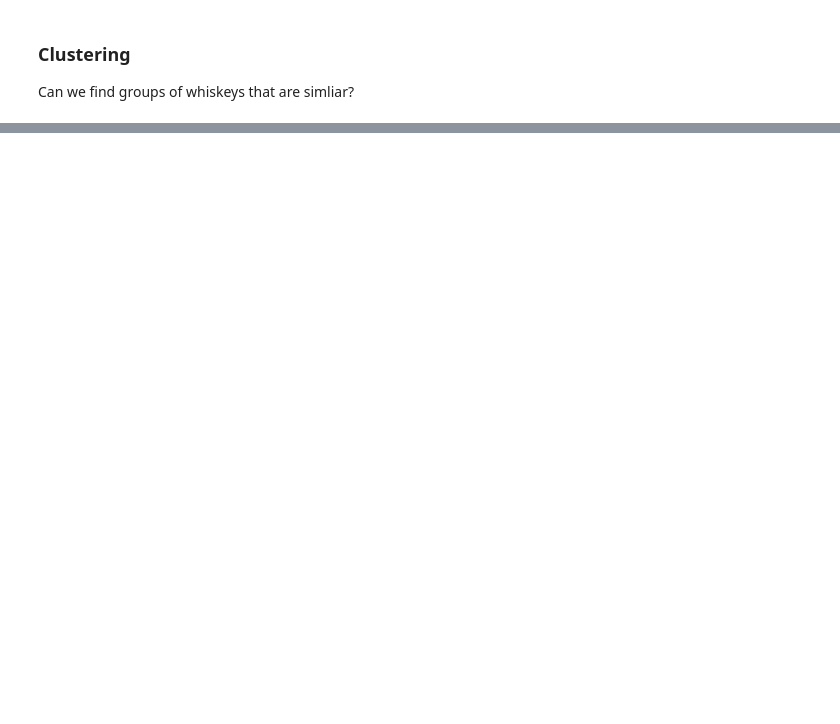
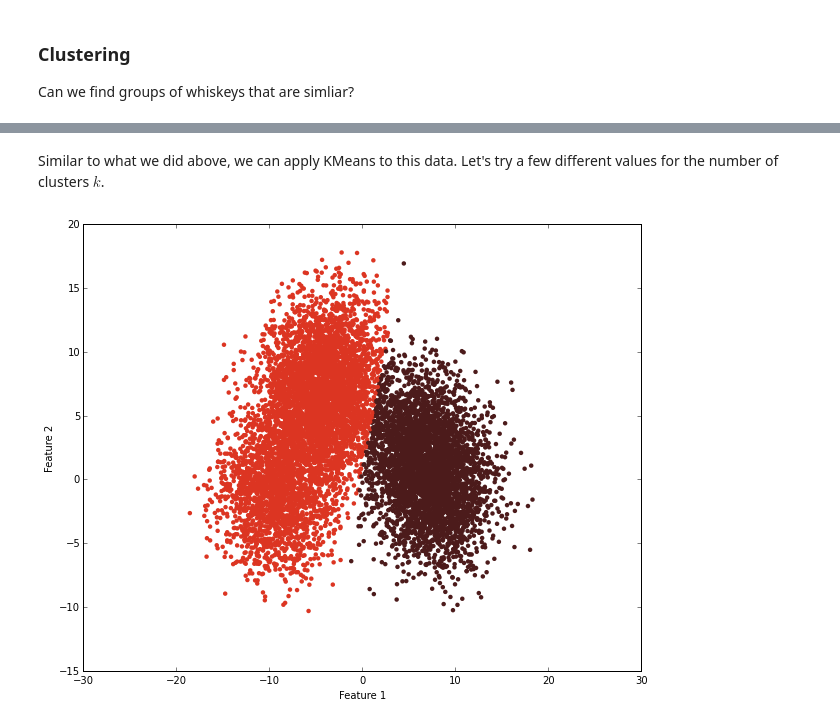
Before and after one commit to rmoakler/learning-data-science, a Jupyter notebook: Class_7/Clustering.ipynb, the cells around one changed output, grey strips where cells are left out. Cells and saved outputs as stored; diff of their text form; code cells hidden in the pictures; blank space fills up the shorter version.

```diff
--- a/Class_7/Clustering.ipynb
+++ b/Class_7/Clustering.ipynb
@@ -384,0 +217,13 @@ The past few weeks we have seen that many of the models we are using have differ
+# %% [markdown]
+Similar to what we did above, we can apply KMeans to this data. Let's try a few different values for the number of clusters $k$.
+# %%
+# KMeans
+model = KMeans(2)
+model.fit(X)
+clusters = model.predict(X)
+plt.scatter(X[:,0], X[:, 1], color=data_tools.colorizer(clusters), linewidth=0, s=20)
+plt.xlabel("Feature 1")
+plt.ylabel("Feature 2")
+plt.show()
+# %% [output]
+[figure, added]
```
Also changed, not shown: parts of 70 cells of this notebook, 6 other files.
